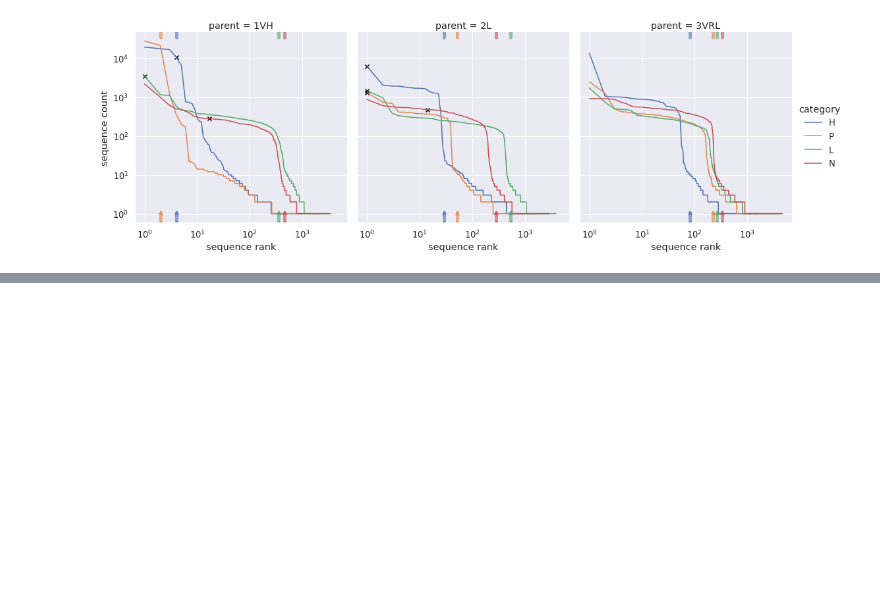
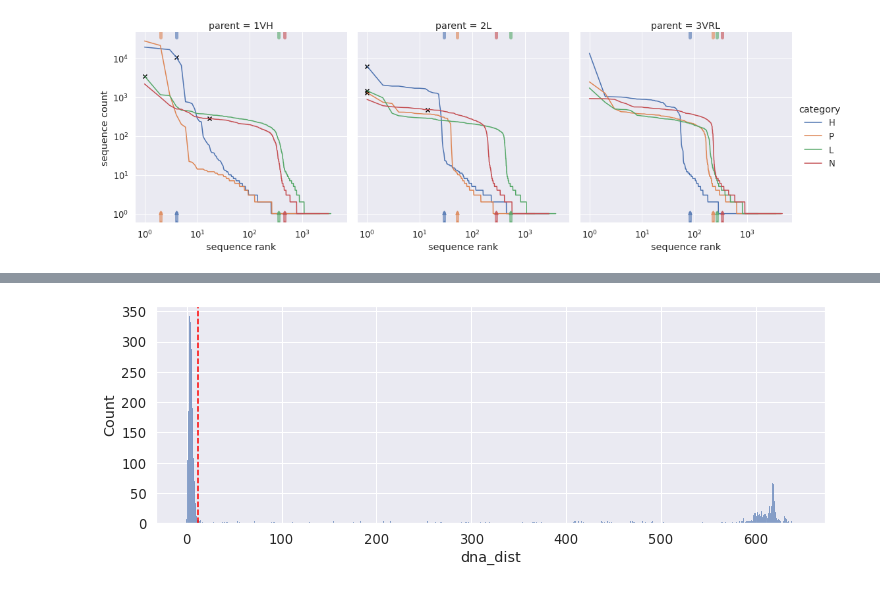
Before and after one commit to RomeroLab/sadx-latent-function, a Jupyter notebook: projects/Biochemical_Ordinal/scripts/nb_preprocess_bam_Oct22.ipynb, the cells around one changed output, grey strips where cells are left out. Drawn from its saved outputs; the diff is of its cells as text; code cells hidden in the pictures; blank space fills up the shorter version.

```diff
--- a/projects/Biochemical_Ordinal/scripts/nb_preprocess_bam_Oct22.ipynb
+++ b/projects/Biochemical_Ordinal/scripts/nb_preprocess_bam_Oct22.ipynb
@@ -193,0 +236,11 @@ pass
+# %%
+def get_num_samples_placed(parent, category):
+    return samples_placed_df.samples_placed[
+        (samples_placed_df["parent"] == parent) &
+        (samples_placed_df["category"] == category)].item()
+
+placed_cutoff_seqs = pd.concat(
+            g.head(get_num_samples_placed(parent, category))
+            for (parent, category), g in all_seqs.groupby(["parent", "category"])
+)
+placed_cutoff_seqs
@@ -193,0 +261,9 @@ pass
+# %%
+dna_distance_cutoff = 12
+
+fig, ax = plt.subplots(figsize=(12, 4))
+sns.histplot(placed_cutoff_seqs.dna_dist, discrete=True, ax=ax)
+ax.axvline(dna_distance_cutoff, color="red", linestyle="--")
+pass
+# %% [output]
+[figure, added]
```
Also changed, not shown: parts of 18 cells of this notebook, 2 other files.
